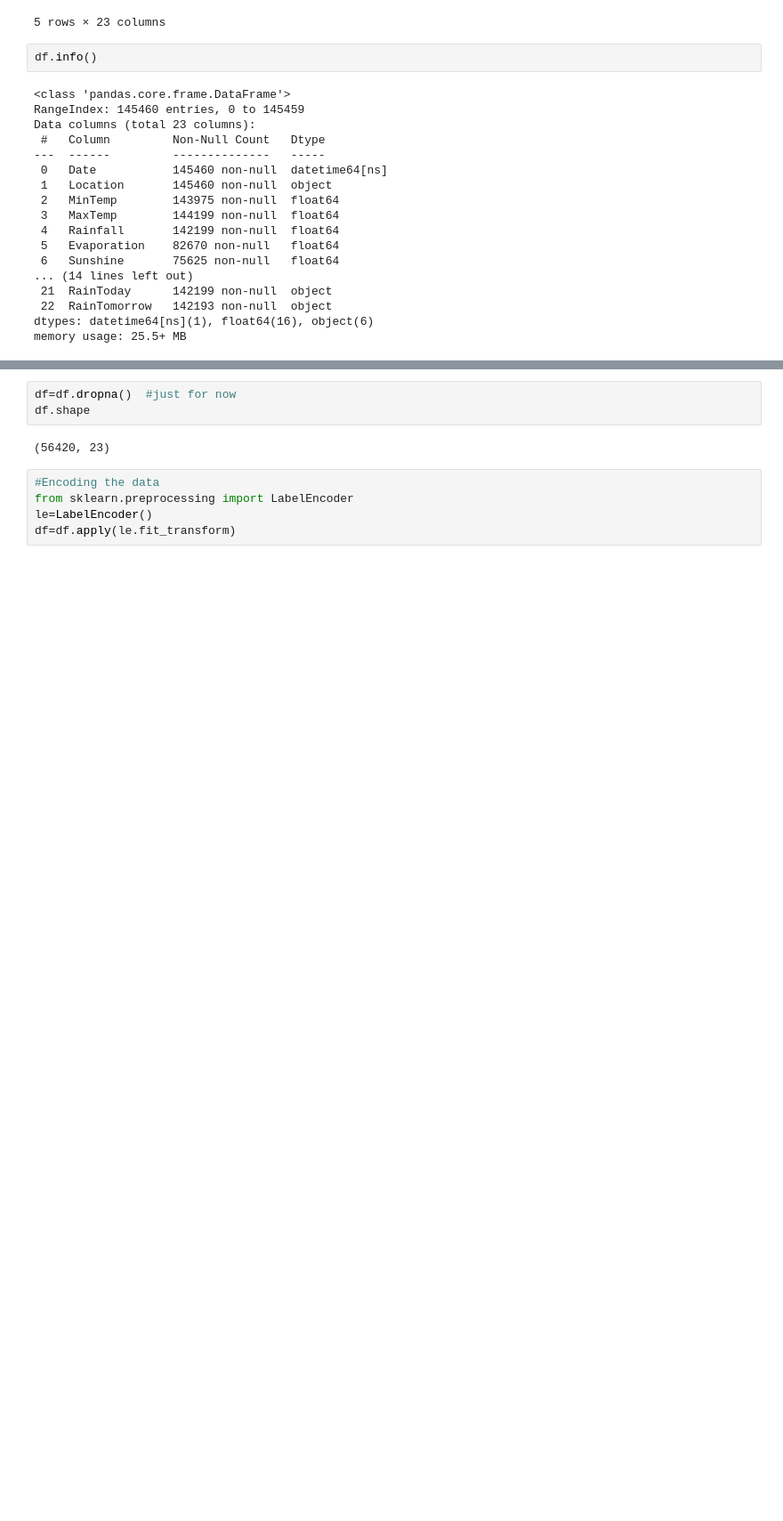
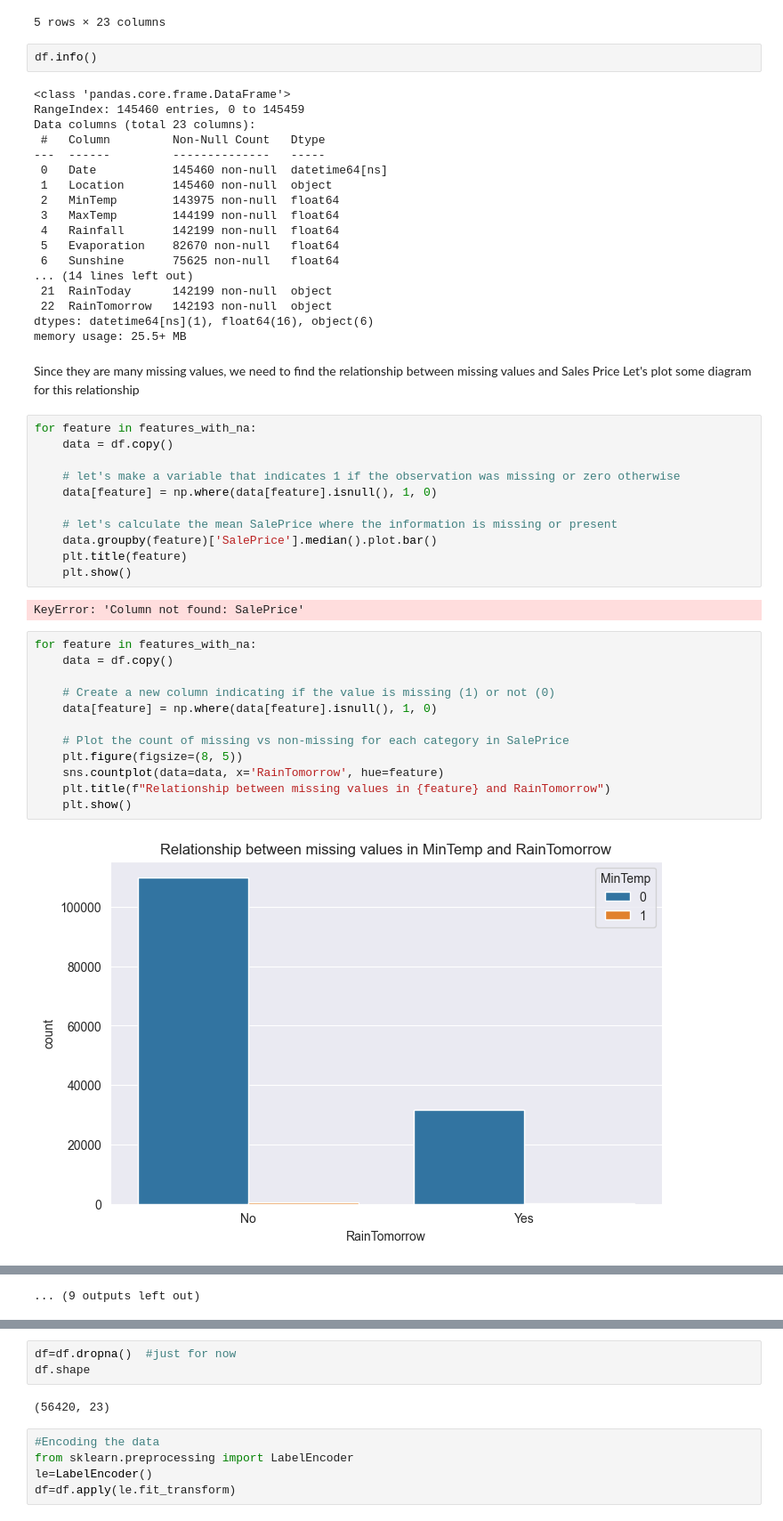
Before and after one commit to asif851/WeatherAus_Prediction, a Jupyter notebook: analysis.ipynb, the cells around one changed output, grey strips where cells are left out. Shown at 89% size. Cells and saved outputs as stored; diff of their text form; blank space fills up the shorter version.

```diff
--- a/analysis.ipynb
+++ b/analysis.ipynb
@@ -151,3 +155,33 @@ Data columns (total 23 columns):
  22  RainTomorrow   142193 non-null  object
 dtypes: datetime64[ns](1), float64(16), object(6)
 memory usage: 25.5+ MB
+# %% [markdown]
+Since they are many missing values, we need to find the relationship between missing values and Sales Price
+Let's plot some diagram for this relationship
+# %%
+for feature in features_with_na:
+    data = df.copy()
+
+    # let's make a variable that indicates 1 if the observation was missing or zero otherwise
+    data[feature] = np.where(data[feature].isnull(), 1, 0)
+
+    # let's calculate the mean SalePrice where the information is missing or present
+    data.groupby(feature)['SalePrice'].median().plot.bar()
+    plt.title(feature)
+    plt.show()
+# %% [output]
+KeyError: 'Column not found: SalePrice'
+# %%
+for feature in features_with_na:
+    data = df.copy()
+
+    # Create a new column indicating if the value is missing (1) or not (0)
+    data[feature] = np.where(data[feature].isnull(), 1, 0)
+
+    # Plot the count of missing vs non-missing for each category in SalePrice
+    plt.figure(figsize=(8, 5))
+    sns.countplot(data=data, x='RainTomorrow', hue=feature)
+    plt.title(f"Relationship between missing values in {feature} and RainTomorrow")
+    plt.show()
+# %% [output]
+[figure, added]
@@ -153,0 +199 @@ memory usage: 25.5+ MB
+... (9 outputs left out)
```
Also changed, not shown: parts of 15 cells of this notebook.
